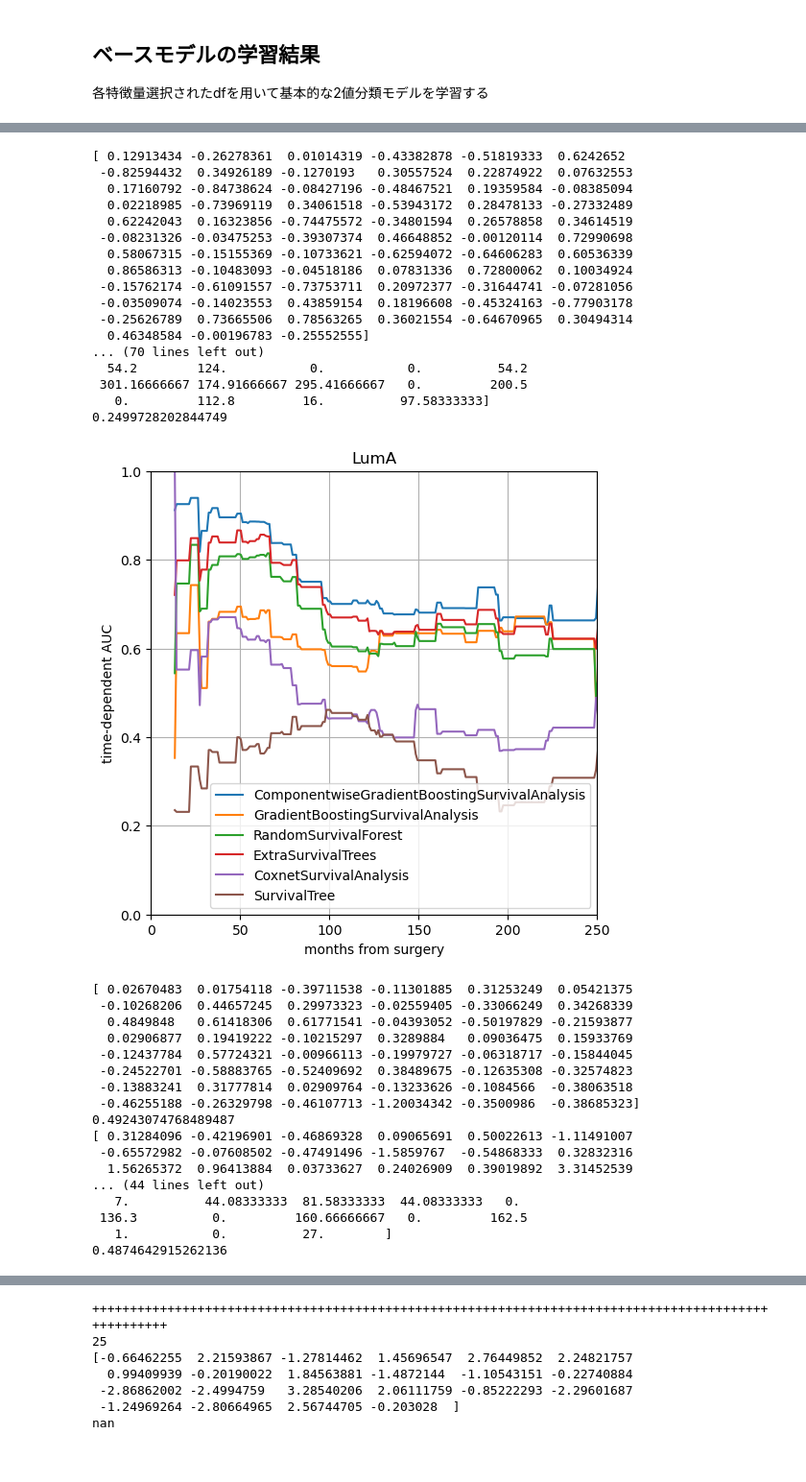
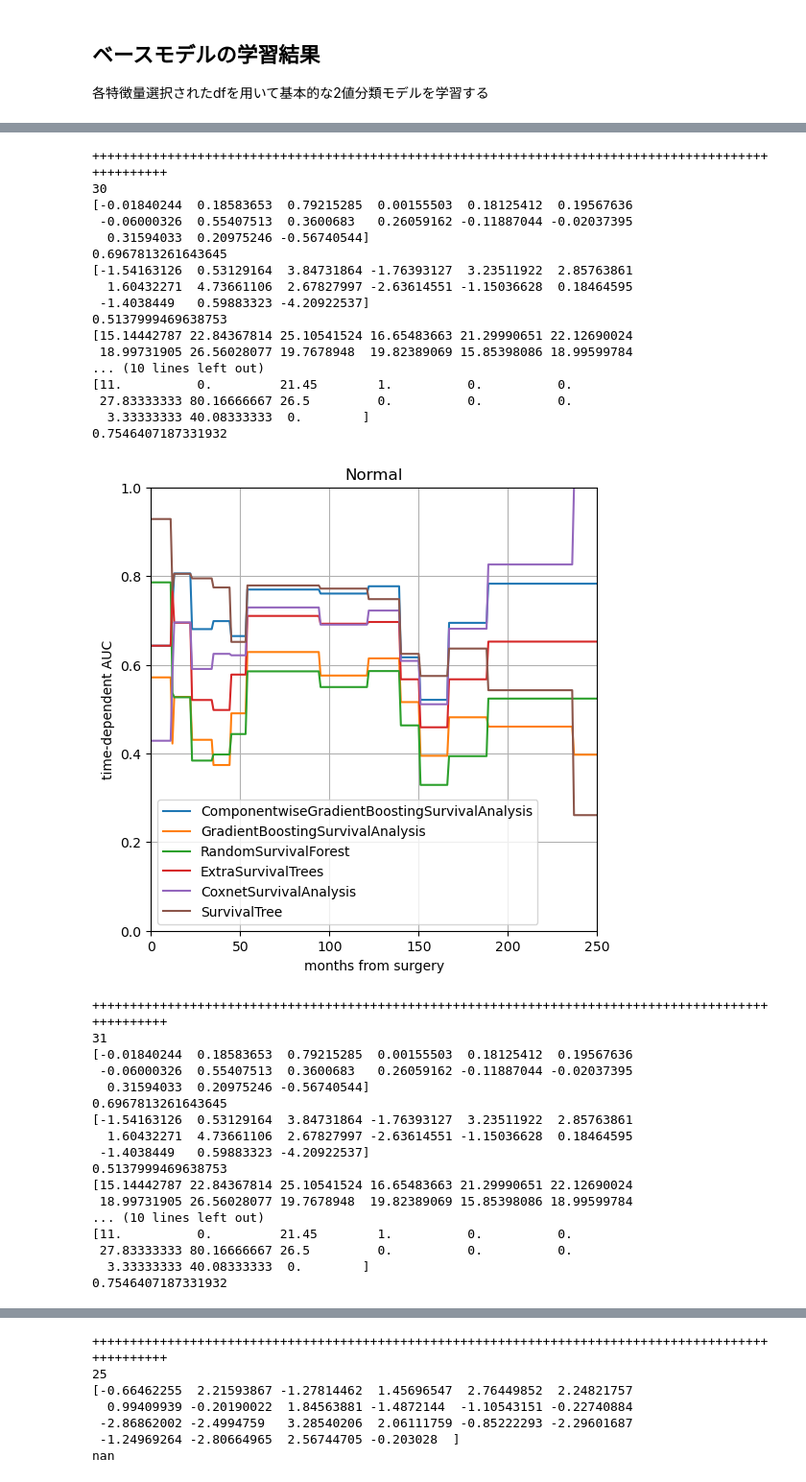
Before and after one commit to uga7643/breast_cancer_analytics, a Jupyter notebook: notebooks/3-create_models_RFS (numeric)-Copy1.ipynb, the cells around one changed output, grey strips where cells are left out. Shown at 96% size. Saved outputs shown, nothing was run; the diff lists cells and outputs as text; code cells hidden in the pictures.

```diff
--- a/notebooks/3-create_models_RFS (numeric)-Copy1.ipynb
+++ b/notebooks/3-create_models_RFS (numeric)-Copy1.ipynb
@@ -265,7 +336,7 @@ def loop_exec():
 from sksurv.linear_model import CoxnetSurvivalAnalysis
 from sksurv.tree import SurvivalTree
 
-for p in tqdm(range(40, 42, 1)):
+for p in tqdm(range(29,32, 1)):
     print("++++++++++" * 10)
     print(p)
     PCA_PERCENTILE = p
@@ -374,35 +445,35 @@ nan
-[ 0.12913434 -0.26278361  0.01014319 -0.43382878 -0.51819333  0.6242652
- -0.82594432  0.34926189 -0.1270193   0.30557524  0.22874922  0.07632553
-  0.17160792 -0.84738624 -0.08427196 -0.48467521  0.19359584 -0.08385094
-  0.02218985 -0.73969119  0.34061518 -0.53943172  0.28478133 -0.27332489
-  0.62242043  0.16323856 -0.74475572 -0.34801594  0.26578858  0.34614519
- -0.08231326 -0.03475253 -0.39307374  0.46648852 -0.00120114  0.72990698
-  0.58067315 -0.15155369 -0.10733621 -0.62594072 -0.64606283  0.60536339
-  0.86586313 -0.10483093 -0.04518186  0.07831336  0.72800062  0.10034924
- -0.15762174 -0.61091557 -0.73753711  0.20972377 -0.31644741 -0.07281056
- -0.03509074 -0.14023553  0.43859154  0.18196608 -0.45324163 -0.77903178
- -0.25626789  0.73665506  0.78563265  0.36021554 -0.64670965  0.30494314
-  0.46348584 -0.00196783 -0.25552555]
-... (70 lines left out)
-  54.2        124.           0.           0.          54.2
- 301.16666667 174.91666667 295.41666667   0.         200.5
-   0.         112.8         16.          97.58333333]
-0.2499728202844749
+++++++++++++++++++++++++++++++++++++++++++++++++++++++++++++++++++++++++++++++++++++++++++++++++++++
+30
+[-0.01840244  0.18583653  0.79215285  0.00155503  0.18125412  0.19567636
+ -0.06000326  0.55407513  0.3600683   0.26059162 -0.11887044 -0.02037395
+  0.31594033  0.20975246 -0.56740544]
+0.6967813261643645
+[-1.54163126  0.53129164  3.84731864 -1.76393127  3.23511922  2.85763861
+  1.60432271  4.73661106  2.67827997 -2.63614551 -1.15036628  0.18464595
+ -1.4038449   0.59883323 -4.20922537]
+0.5137999469638753
+[15.14442787 22.84367814 25.10541524 16.65483663 21.29990651 22.12690024
+ 18.99731905 26.56028077 19.7678948  19.82389069 15.85398086 18.99599784
+... (10 lines left out)
+[11.          0.         21.45        1.          0.          0.
+ 27.83333333 80.16666667 26.5         0.          0.          0.
+  3.33333333 40.08333333  0.        ]
+0.7546407187331932
-[figure, old version]
+[figure, new version]
-[ 0.02670483  0.01754118 -0.39711538 -0.11301885  0.31253249  0.05421375
- -0.10268206  0.44657245  0.29973323 -0.02559405 -0.33066249  0.34268339
-  0.4849848   0.61418306  0.61771541 -0.04393052 -0.50197829 -0.21593877
-  0.02906877  0.19419222 -0.10215297  0.3289884   0.09036475  0.15933769
- -0.12437784  0.57724321 -0.00966113 -0.19979727 -0.06318717 -0.15844045
- -0.24522701 -0.58883765 -0.52409692  0.38489675 -0.12635308 -0.32574823
- -0.13883241  0.31777814  0.02909764 -0.13233626 -0.1084566  -0.38063518
- -0.46255188 -0.26329798 -0.46107713 -1.20034342 -0.3500986  -0.38685323]
-0.49243074768489487
-[ 0.31284096 -0.42196901 -0.46869328  0.09065691  0.50022613 -1.11491007
- -0.65572982 -0.07608502 -0.47491496 -1.5859767  -0.54868333  0.32832316
-  1.56265372  0.96413884  0.03733627  0.24026909  0.39019892  3.31452539
-... (44 lines left out)
-   7.          44.08333333  81.58333333  44.08333333   0.
- 136.3          0.         160.66666667   0.         162.5
-   1.           0.          27.        ]
-0.4874642915262136
+++++++++++++++++++++++++++++++++++++++++++++++++++++++++++++++++++++++++++++++++++++++++++++++++++++
+31
+[-0.01840244  0.18583653  0.79215285  0.00155503  0.18125412  0.19567636
+ -0.06000326  0.55407513  0.3600683   0.26059162 -0.11887044 -0.02037395
+  0.31594033  0.20975246 -0.56740544]
+0.6967813261643645
+[-1.54163126  0.53129164  3.84731864 -1.76393127  3.23511922  2.85763861
+  1.60432271  4.73661106  2.67827997 -2.63614551 -1.15036628  0.18464595
+ -1.4038449   0.59883323 -4.20922537]
+0.5137999469638753
+[15.14442787 22.84367814 25.10541524 16.65483663 21.29990651 22.12690024
+ 18.99731905 26.56028077 19.7678948  19.82389069 15.85398086 18.99599784
+... (10 lines left out)
+[11.          0.         21.45        1.          0.          0.
+ 27.83333333 80.16666667 26.5         0.          0.          0.
+  3.33333333 40.08333333  0.        ]
+0.7546407187331932
```
Also changed, not shown: parts of 3 cells of this notebook, 2 other files.
